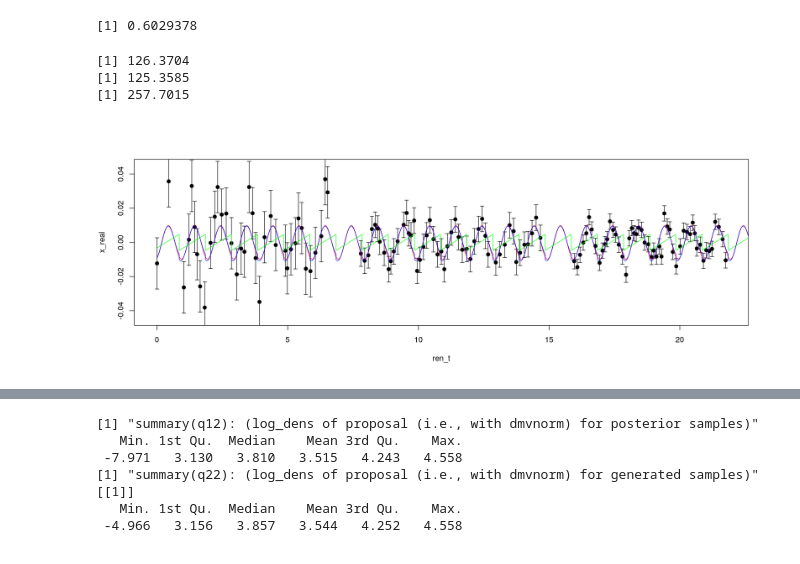
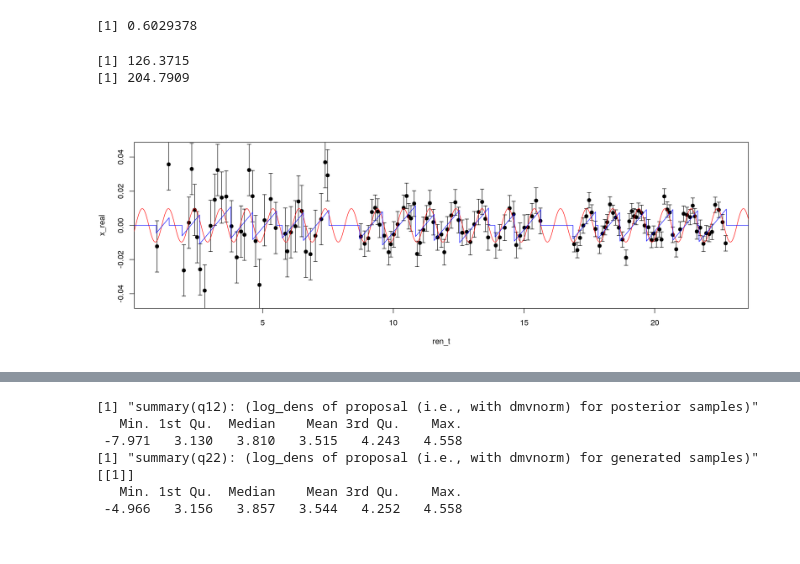
Before and after one commit to piacent/bayes_analysis, a Jupyter notebook: DAMA_Bayes_realdata.R.ipynb, the cells around one changed output, grey strips where cells are left out. Cells and saved outputs as stored; diff of their text form; code cells hidden in the pictures.

```diff
--- a/DAMA_Bayes_realdata.R.ipynb
+++ b/DAMA_Bayes_realdata.R.ipynb
@@ -49,9 +125,8 @@ ren_t <- (t_real-t_real[1])/365
 
 
 # Setting parameters for unif. priors
-B_0cos       <- 0.0
 max_Acos     <- 0.05
-width_Bcos   <- 0.03
+max_Bcos     <- 0.03
 max_phicos   <- 2 * pi
 
 
@@ -72,8 +147,7 @@ fitInput_r_cos$pi     <- pi
 # prior parameters
 fitInput_r_cos$max_A   <- max_Acos
 fitInput_r_cos$max_phi <- max_phicos
-fitInput_r_cos$B_0       <- B_0cos
-fitInput_r_cos$width_B   <- width_Bcos
+fitInput_r_cos$width_B   <- max_Bcos
 
 
 m_cos_r <- jags.model(modello_cos,
@@ -197,9 +267,8 @@ phi  3.423818 3.564484 3.643823 3.731005 3.905877
 #max_Asaw     <- 0.00001
 #width_Bsaw   <- 0.02
 #max_phisaw   <- 0.0001
-B_0osaw       <- 0.0
 max_Aosaw     <- 0.05
-width_Bosaw   <- 0.03
+max_Bosaw     <- 0.03
 max_phiosaw   <- 2 * pi
 
 modello_osaw    <-    "ONLYSAW.bug" # file con modello di puro segnale
@@ -207,21 +276,21 @@ modello_osaw    <-    "ONLYSAW.bug" # file con modello di puro segnale
 #model_saw_init    <- list(A = 0.02, B = 0.01, phi = pi/4)
 model_osaw_init    <- list(B = 0.01)
 
+
 fitInput_r_osaw <- NULL
 
 fitInput_r_osaw$n      <- N_r
 fitInput_r_osaw$x      <- x_real
 fitInput_r_osaw$sd     <- sd_real
 fitInput_r_osaw$t      <- ren_t
-fitInput_r_osaw$ft     <- floor(ren_t+0.15)
+fitInput_r_osaw$ft     <- time_resc
 fitInput_r_osaw$v      <- 1
 fitInput_r_osaw$pi     <- pi
 
 # prior parameters
-fitInput_r_osaw$max_A   <- max_Asaw
-fitInput_r_osaw$max_phi <- max_phisaw
-fitInput_r_osaw$B_0       <- B_0saw
-fitInput_r_osaw$width_B   <- width_Bsaw
+fitInput_r_osaw$max_A   <- max_Aosaw
+fitInput_r_osaw$max_phi <- max_phiosaw
+fitInput_r_osaw$max_B   <- max_Bosaw
 
 
 m_osaw_r <- jags.model(modello_osaw,
@@ -374,41 +435,61 @@ l_cos_r/l_saw_r
 
 chi2_cos =- 2 * ( log(l_cos_r) - sum(log(1/(sqrt(2*pi*sd_real^2)))))
 print(chi2_cos)
-chi2_saw =- 2 * ( log(l_saw_r) - sum(log(1/(sqrt(2*pi*sd_real^2)))))
-print(chi2_saw)
+#chi2_saw =- 2 * ( log(l_saw_r) - sum(log(1/(sqrt(2*pi*sd_real^2)))))
+#print(chi2_saw)
 chi2_osaw =- 2 * ( log(l_osaw_r) - sum(log(1/(sqrt(2*pi*sd_real^2)))))
 print(chi2_osaw)
 # %% [output]
-[1] 126.3704
-[1] 125.3585
-[1] 257.7015
+[1] 126.3715
+[1] 204.7909
 # %%
 options(repr.plot.width=8*1.8, repr.plot.height=3*1.8)
 
 plot(ren_t, x_real,
     pch=19, ylim = c(-1.5 * 0.03 , 1.5 * 0.03)
 )
 arrows(ren_t, x_real-sd_real, ren_t, x_real+sd_real, length=0.04, angle=90, code=3)
 
 tmp <- seq(0., 25., by = 1e-3)
-lines(tmp, rate_sim(tmp, SAW = 0,
+tr  <- seq(0., 25., by = 1e-3)
+
+for (i in 1:length(tmp)) {
+    tr[i] <- resc_t(tmp[i], timewindows)
+}
+
+vec_cos <- rate_sim(x = tmp, rx= tr, SAW = 0,
                     A   = mean(mcmc_cos_r[,"A"]),
                     phi = mean(mcmc_cos_r[,"phi"])
-                   ), col = 'red')
-lines(tmp, rate_sim(tmp, SAW = 1,
-                    A   = mean(mcmc_saw_r[,"A"]),
-                    phi = mean(mcmc_saw_r[,"phi"]),
-                    B   = mean(mcmc_saw_r[,"B"])
-                   ), col = 'blue')
-lines(tmp, rate_sim(tmp, SAW = 1,
+                   )
+
+vec_osaw <- rate_sim(x = tmp, rx= tr, SAW = 1,
                     A   = 0,
                     phi = 0,
                     B   = mean(mcmc_osaw_r[,"B"])
-                   ), col = 'green')
+                   )
+
+lines(tmp, vec_cos, col = 'red')
+lines(tmp, vec_osaw,col= 'blue')
+
+
+#lines(tmp, rate_sim(tmp, SAW = 0,
+#                    A   = mean(mcmc_cos_r[,"A"]),
+#                    phi = mean(mcmc_cos_r[,"phi"])
+#                   ), col = 'red')
+#lines(tmp, rate_sim(tmp, SAW = 1,
+#                    A   = mean(mcmc_saw_r[,"A"]),
+#                    phi = mean(mcmc_saw_r[,"phi"]),
+#                    B   = mean(mcmc_saw_r[,"B"])
+#                   ), col = 'blue')
+#lines(tmp, rate_sim(tmp, SAW = 1,
+#                    A   = 0,
+#                    phi = 0,
+#                    B   = mean(mcmc_osaw_r[,"B"])
+#                   ), col = 'green')
 #tmp2 <- 0*tmp
 #lines(tmp, tmp2, col= 'green')
 # %% [output]
-[figure, old version]
+[figure, new version]
 # %%
 library(bridgesampling)
 library(R2jags)
```
Also changed, not shown: parts of 17 cells of this notebook.
